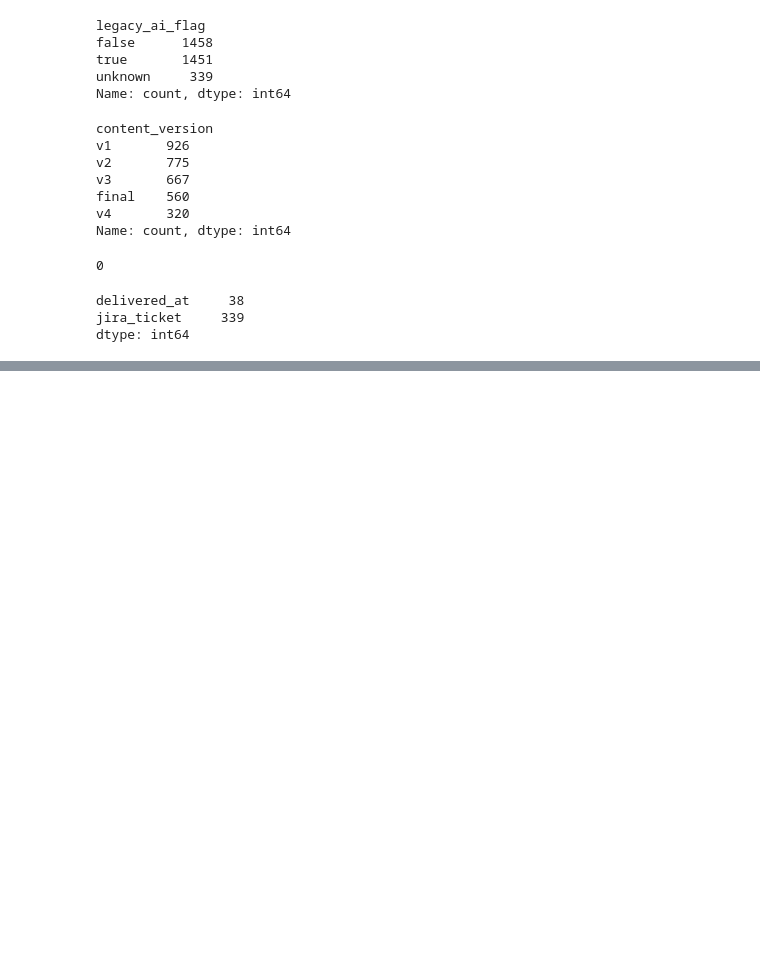
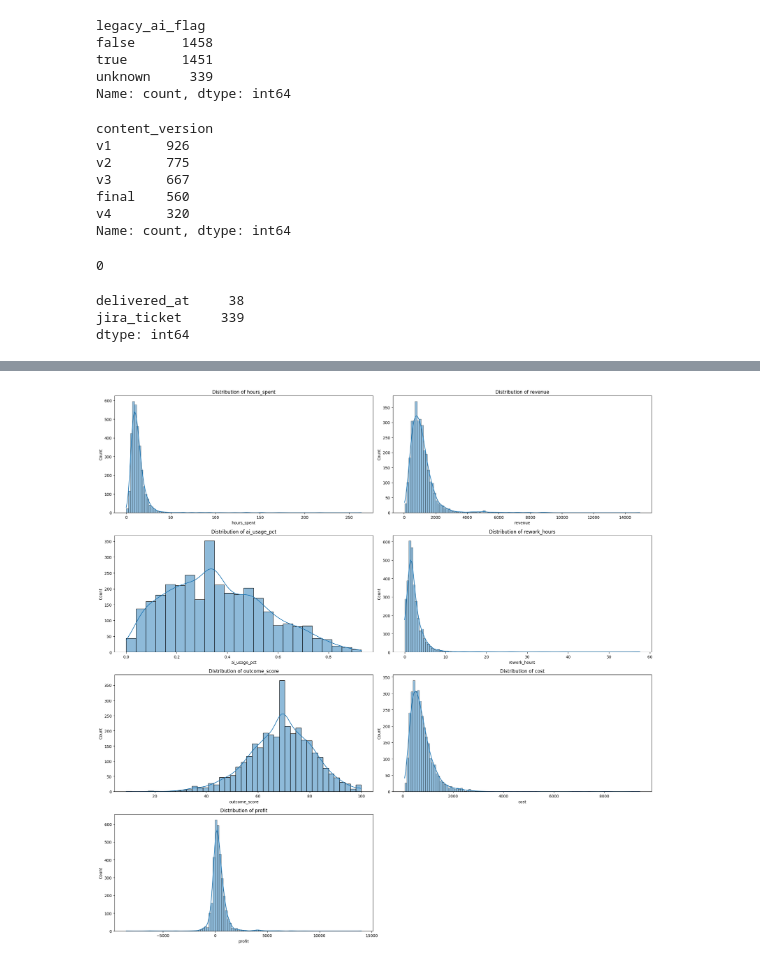
Before and after one commit to Cam-crt/FCM-Data-Alchemist, a Jupyter notebook: src/main.ipynb, the cells around one changed output, grey strips where cells are left out. Saved outputs shown, nothing was run; the diff lists cells and outputs as text; code cells hidden in the pictures; blank space fills up the shorter version.

```diff
--- a/src/main.ipynb
+++ b/src/main.ipynb
@@ -873,0 +1001,12 @@ dtype: int64
+# %%
+#distribution of hours_spent, revenue, ai_usage_pct, rework_hours, outcome_score, cost and profit
+plt.figure(figsize=(20, 20))
+cols_to_plot = ["hours_spent", "revenue", "ai_usage_pct", "rework_hours", "outcome_score", "cost", "profit"]
+for i, col in enumerate(cols_to_plot):
+    plt.subplot(4, 2, i + 1)
+    sns.histplot(raw_df[col], kde=True)
+    plt.title(f"Distribution of {col}")
+plt.tight_layout()
+plt.show()
+# %% [output]
+[figure, added]
```
Also changed, not shown: parts of 22 cells of this notebook, 1 other file.
